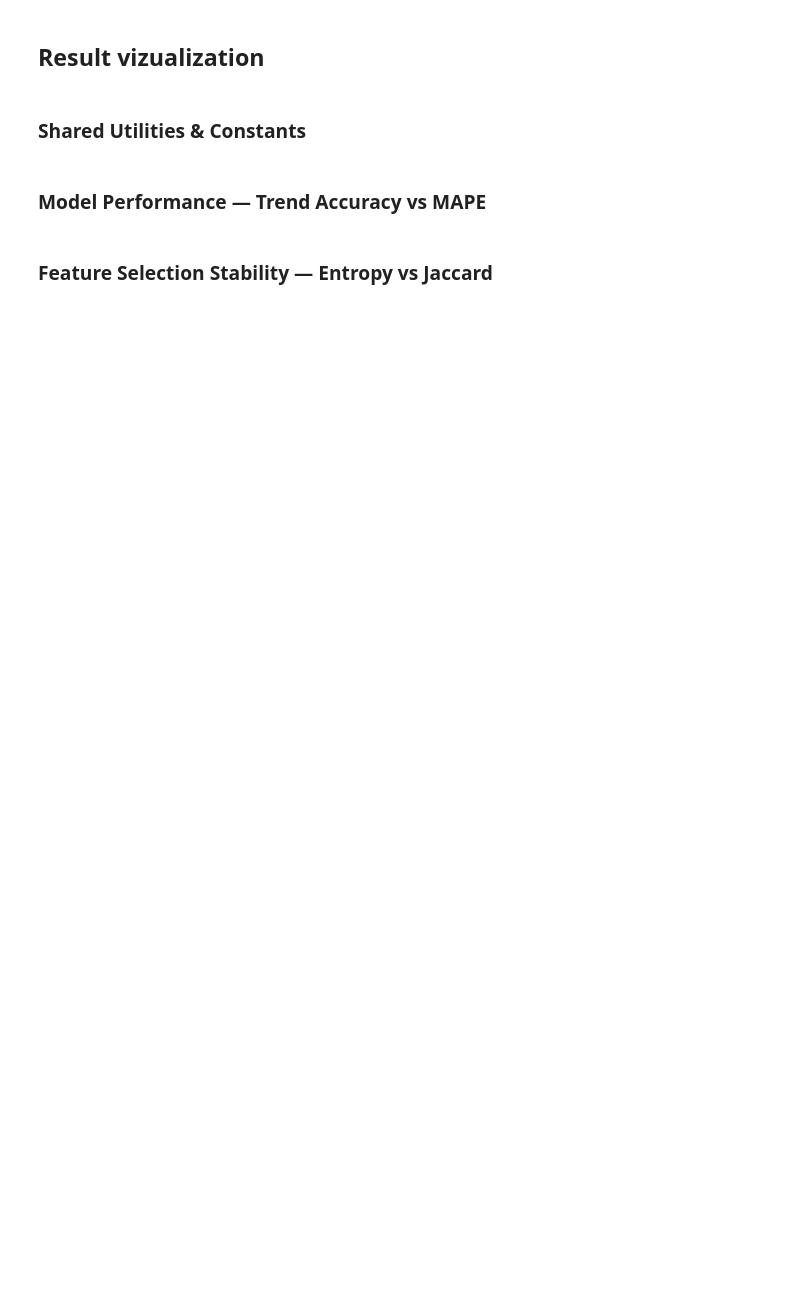
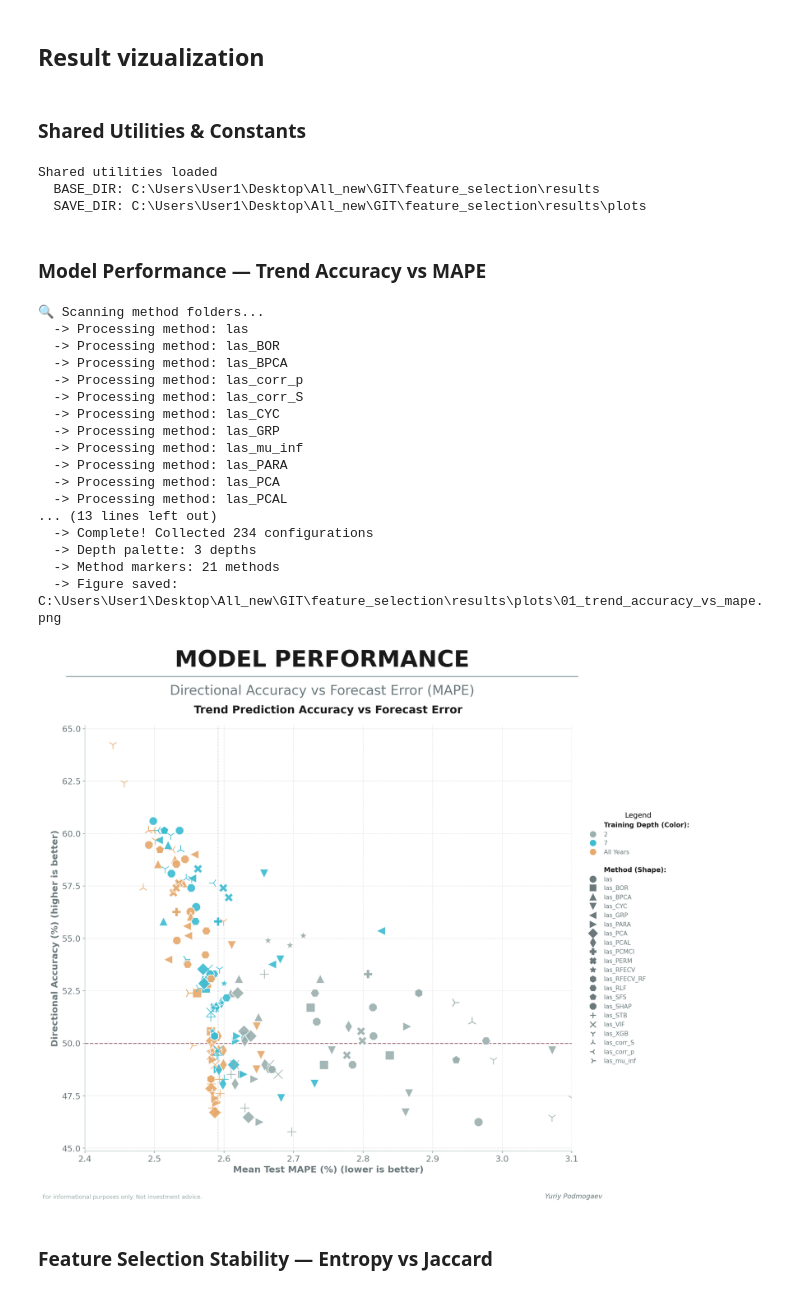
Before and after one commit to ypodmogaev/feature_selection, a Jupyter notebook: feature_selection.ipynb, the cells around one changed output. Cells and saved outputs as stored; diff of their text form; code cells hidden in the pictures; blank space fills up the shorter version.

```diff
--- a/feature_selection.ipynb
+++ b/feature_selection.ipynb
@@ -2662,8 +2678,8 @@ def select_by_permutation(X_train, y_train, param):
     # 🌿 Lightweight model for importance estimation:
     # Random Forest captures non-linearities but is constrained for speed.
     model = RandomForestRegressor(
-        n_estimators=100,      # ×2 больше деревьев
-        max_depth=8,           # Глубже, но не до конца
+        n_estimators=60,      # ×2 больше деревьев
+        max_depth=6,           # Глубже, но не до конца
         min_samples_leaf=3,    # Чуть меньше регуляризации
         max_features='sqrt',
         random_state=42,
@@ -5161,6 +5149,10 @@ setup_plot_style()
 print("Shared utilities loaded")
 print(f"  BASE_DIR: {BASE_DIR}")
 print(f"  SAVE_DIR: {SAVE_DIR}")
+# %% [output]
+Shared utilities loaded
+  BASE_DIR: C:\Users\User1\Desktop\All_new\GIT\feature_selection\results
+  SAVE_DIR: C:\Users\User1\Desktop\All_new\GIT\feature_selection\results\plots
 # %% [markdown]
 ### Model Performance — Trend Accuracy vs MAPE
 # %%
@@ -5190,7 +5182,8 @@ def extract_model_metrics(base_dir: Path) -> Tuple[pd.DataFrame, List[str]]:
             continue
 
         for m_file in metric_files:
-            match = re.search(r"METRICS_DF_([^\.]+)\.xlsx", m_file.name)
+            # match = re.search(r"METRICS_DF_([^\.]+)\.xlsx", m_file.name)
+            match = re.search(r"METRICS_DF_(.+)\.xlsx$", m_file.name)
             if not match:
                 continue
 
@@ -5349,6 +5342,8 @@ def plot_trend_vs_mape(
         fontweight='bold', pad=20,
     )
 
+    ax.set_xlim(left=2.4, right=3.1)
+
     add_custom_legend(ax, depth_palette, method_markers)
 
     ax.grid(True, linestyle='--', alpha=0.35, axis='both', zorder=0)
@@ -5372,32 +5367,51 @@ df_summary, all_found_methods = extract_model_metrics(BASE_DIR)
 if len(df_summary) == 0:
     print("WARNING: No model metrics collected. Exiting.")
 else:
     methods_lower = [m.strip().lower() for m in all_found_methods]
     has_base_lasso = any(
         m in ['las', 'lasso', 'base_lasso'] for m in methods_lower
     )
     if not has_base_lasso:
         print("WARNING: Base Lasso not found. Adding placeholder row.")
         new_row = {
             'Method': 'las', 'Year': 'All Years', 'Param': '-',
             'Test_MAPE_Mean': 15.0, 'Trend_Accuracy_Pct': 52.0,
             'Median_Train_R2': 0.45, 'Median_Test_R2': 0.40,
             'R2_Stability_Gap': 0.05, 'Alpha_Volatility': 0.1,
         }
         df_summary = pd.concat(
             [df_summary, pd.DataFrame([new_row])], ignore_index=True,
         )
 
     depth_palette = generate_depth_palette(df_summary)
     method_markers = generate_method_markers(df_summary)
     print(f"  -> Depth palette: {len(depth_palette)} depths")
     print(f"  -> Method markers: {len(method_markers)} methods")
 
     plot_trend_vs_mape(
         df_summary,
         depth_palette=depth_palette,
         method_markers=method_markers,
         save_path=SAVE_DIR / "01_trend_accuracy_vs_mape.png",
     )
+# %% [output]
+🔍 Scanning method folders...
+  -> Processing method: las
+  -> Processing method: las_BOR
+  -> Processing method: las_BPCA
+  -> Processing method: las_corr_p
+  -> Processing method: las_corr_S
+  -> Processing method: las_CYC
+  -> Processing method: las_GRP
+  -> Processing method: las_mu_inf
+  -> Processing method: las_PARA
+  -> Processing method: las_PCA
+  -> Processing method: las_PCAL
+... (13 lines left out)
+  -> Complete! Collected 234 configurations
+  -> Depth palette: 3 depths
+  -> Method markers: 21 methods
+  -> Figure saved: C:\Users\User1\Desktop\All_new\GIT\feature_selection\results\plots\01_trend_accuracy_vs_mape.png
+[figure, added]
 # %% [markdown]
 ### Feature Selection Stability — Entropy vs Jaccard
```
Also changed, not shown: parts of 29 cells of this notebook.
